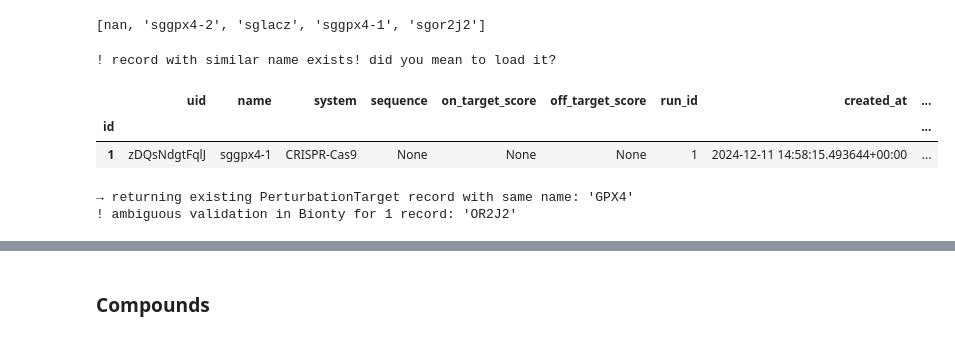
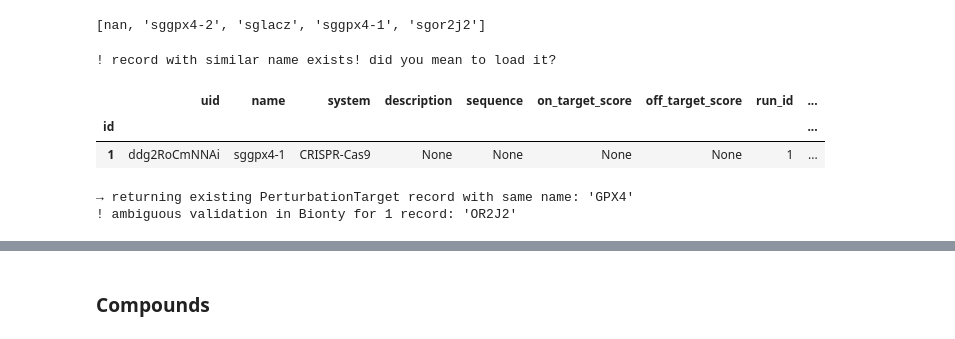
Before and after one commit to scverse/pertpy-datasets, a Jupyter notebook: scripts/lamindb_datasets/mcfarland_2020_demo_tutorial.ipynb, the cells around one changed output, grey strips where cells are left out. Saved outputs shown, nothing was run; the diff lists cells and outputs as text; code cells hidden in the pictures.

```diff
--- a/scripts/lamindb_datasets/mcfarland_2020_demo_tutorial.ipynb
+++ b/scripts/lamindb_datasets/mcfarland_2020_demo_tutorial.ipynb
@@ -66,27 +64,26 @@ list(adata.obs["genetic_perturbation"].unique())
 # %% [output]
 [nan, 'sggpx4-2', 'sglacz', 'sggpx4-1', 'sgor2j2']
 # %%
-# Map perturbation to target gene
+# register genetic perturbations with their target genes
 perturbations = {
     "sggpx4-1": "GPX4",
     "sggpx4-2": "GPX4",
     "sgor2j2": "OR2J2", # cutting control
 }
 
 for sg_name, gene_symbol in perturbations.items():
-    # description = "cutting control" if sg_name == "sgor2j2" else None
-    perturbation = wl.GeneticPerturbation(system="CRISPR-Cas9", name=sg_name).save()
+    perturbation = wl.GeneticPerturbation(system="CRISPR-Cas9", name=sg_name, description = "cutting control" if sg_name == "sgor2j2" else None).save()
     target = wl.PerturbationTarget(name=gene_symbol).save()
     perturbation.targets.add(target)
     gene = bt.Gene.from_source(symbol=gene_symbol, organism="human").save()
     target.genes.set([gene] if isinstance(gene, bt.Gene) else gene)
 
-# register the negative control: Non-cutting control, plasmid backbone
+# register the negative control without targets: Non-cutting control, plasmid backbone
 wl.GeneticPerturbation(system="CRISPR-Cas9", name="sglacz").save();
 # %% [output]
 ! record with similar name exists! did you mean to load it?
-|  | uid | name | system | sequence | on_target_score | off_target_score | run_id | created_at | ... |
+|  | uid | name | system | description | sequence | on_target_score | off_target_score | run_id | ... |
 | id |  |  |  |  |  |  |  |  | ... |
-| 1 | zDQsNdgtFqlJ | sggpx4-1 | CRISPR-Cas9 | None | None | None | 1 | 2024-12-11 14:58:15.493644+00:00 | ... |
+| 1 | ddg2RoCmNNAi | sggpx4-1 | CRISPR-Cas9 | None | None | None | None | 1 | ... |
 → returning existing PerturbationTarget record with same name: 'GPX4'
 ! ambiguous validation in Bionty for 1 record: 'OR2J2'
```
Also changed, not shown: parts of 16 cells of this notebook, 1 other file.
